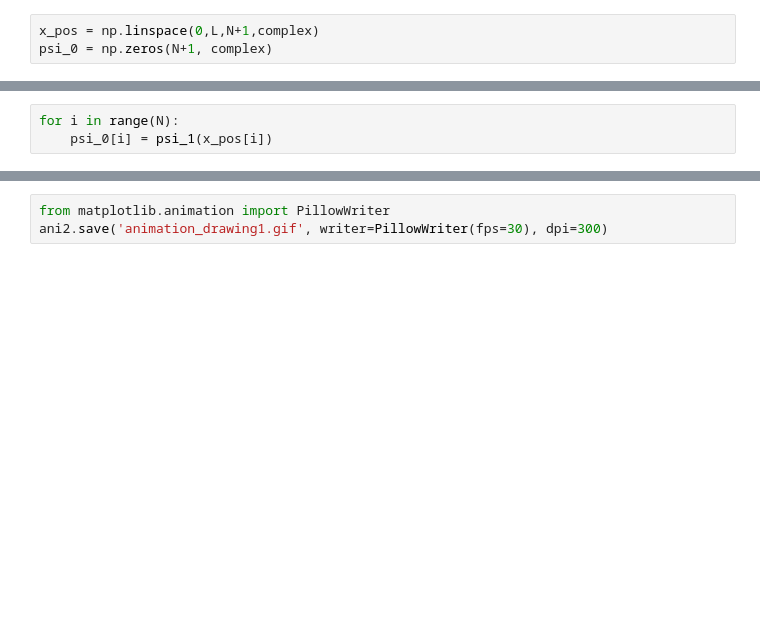
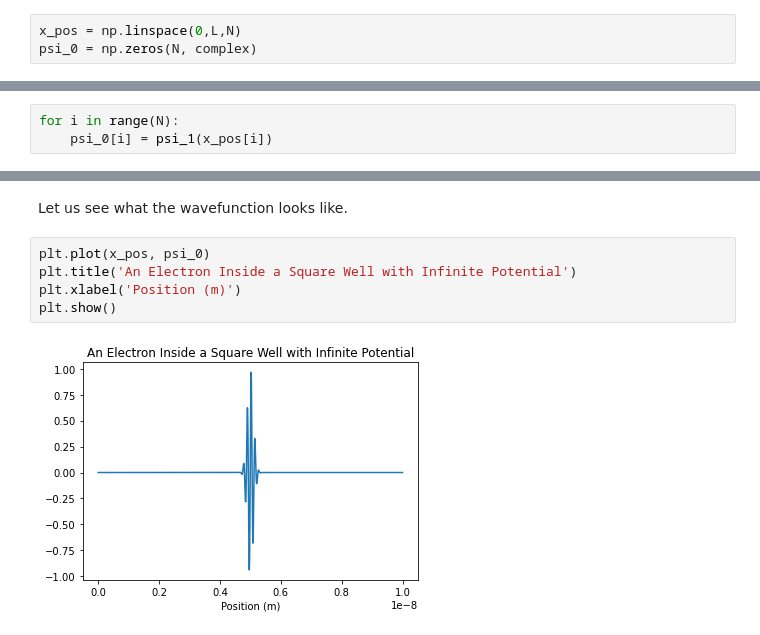
Before and after one commit to thoresol/App-Physics-155, a Jupyter notebook: Partial Differential Equations/lab_assignment_module5_Soldevilla.ipynb, the cells around one changed output, grey strips where cells are left out. Cells and saved outputs as stored; diff of their text form; blank space fills up the shorter version.

```diff
--- a/Partial Differential Equations/lab_assignment_module5_Soldevilla.ipynb
+++ b/Partial Differential Equations/lab_assignment_module5_Soldevilla.ipynb
@@ -73,3 +81,3 @@ def psi_1(x, **kwargs):
 # %%
-x_pos = np.linspace(0,L,N+1,complex)
-psi_0 = np.zeros(N+1, complex)
+x_pos = np.linspace(0,L,N)
+psi_0 = np.zeros(N, complex)
@@ -215,3 +89,9 @@ plt.show()
-# %%
-from matplotlib.animation import PillowWriter
-ani2.save('animation_drawing1.gif', writer=PillowWriter(fps=30), dpi=300)
+# %% [markdown]
+Let us see what the wavefunction looks like.
+# %%
+plt.plot(x_pos, psi_0)
+plt.title('An Electron Inside a Square Well with Infinite Potential')
+plt.xlabel('Position (m)')
+plt.show()
+# %% [output]
+[figure, added]
```
Also changed, not shown: parts of 55 cells of this notebook, 1 other file.
